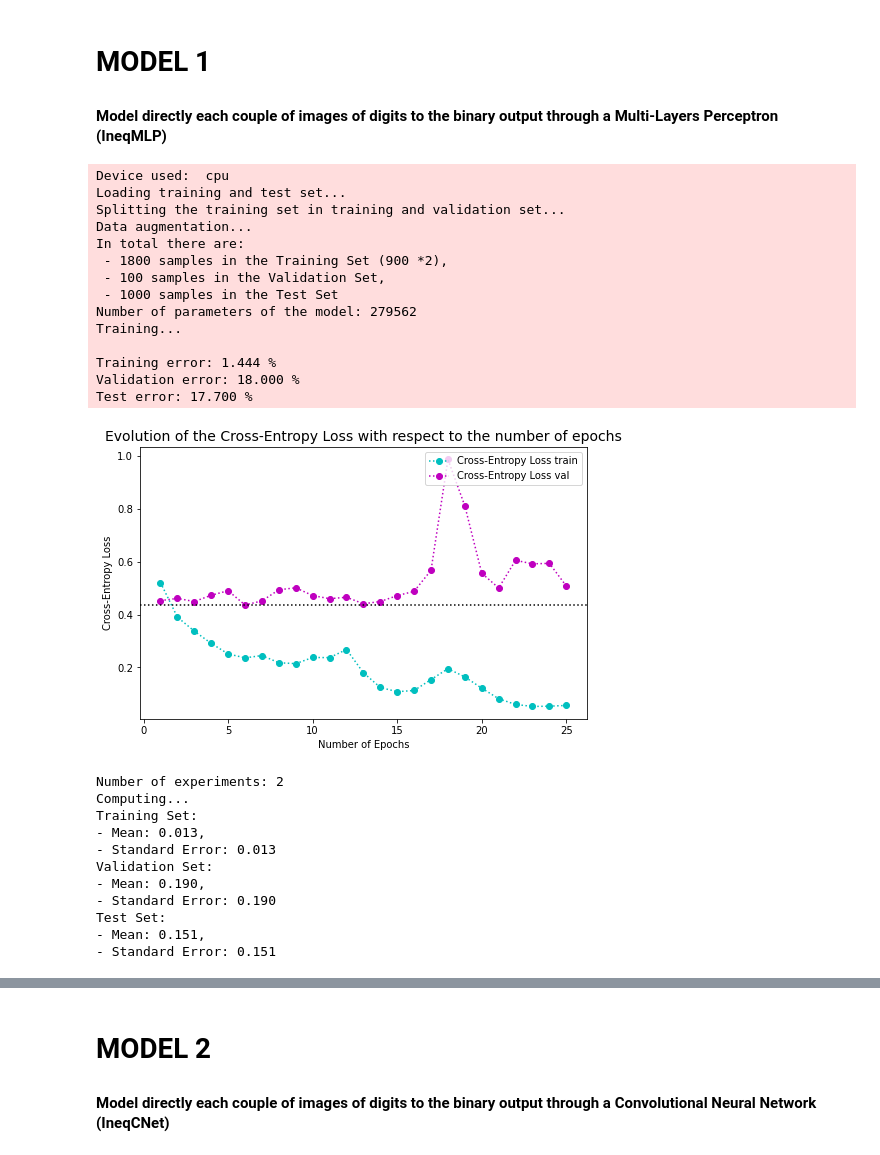
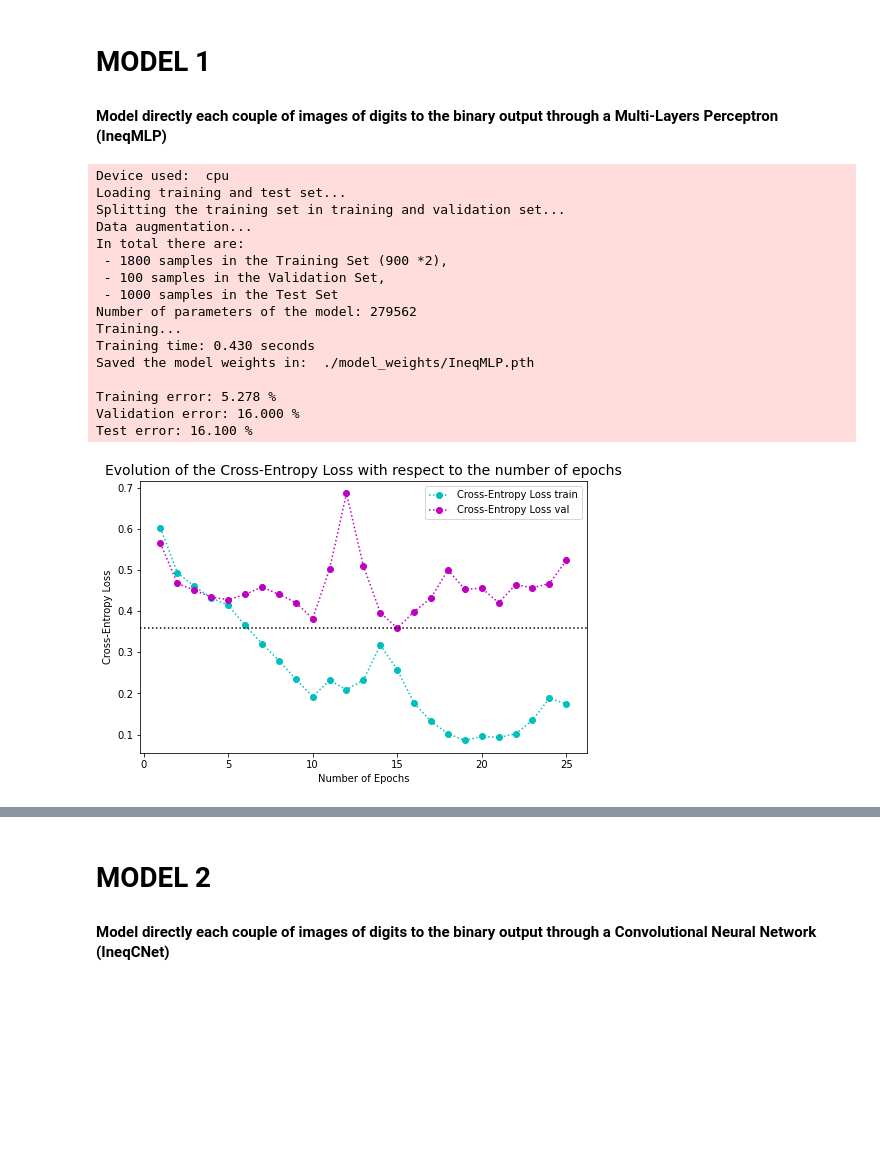
Before and after one commit to riccardocadei/DCNN-for-Digits-Comparison, a Jupyter notebook: main.ipynb, the cells around one changed output, grey strips where cells are left out. Cells and saved outputs as stored; diff of their text form; code cells hidden in the pictures; blank space fills up the shorter version.

```diff
--- a/main.ipynb
+++ b/main.ipynb
@@ -30,38 +28,41 @@ axs[1].imshow(train_input[n,1], cmap='Greys');
 # %% [markdown]
 # MODEL 1
 #### Model directly each couple of images of digits to the binary output through a Multi-Layers Perceptron (IneqMLP)
-# %%
-model = IneqMLP()
-
-train_losses, test_losses, _ = run_experiment(model, nb_epochs = 25)
-plot_train_val(train_losses, test_losses, period=1, model_name='IneqMLP')
-# %% [output]
-Device used:  cpu
-Loading training and test set...
-Splitting the training set in training and validation set...
-Data augmentation...
-In total there are:
- - 1800 samples in the Training Set (900 *2),
- - 100 samples in the Validation Set,
- - 1000 samples in the Test Set
-Number of parameters of the model: 279562
-Training...
-
-Training error: 1.444 %
-Validation error: 18.000 %
-Test error: 17.700 %
-[figure, removed]
-# %%
-evaluate_model(model, 2)
-# %% [output]
-Number of experiments: 2
-Computing...
-Training Set:
-- Mean: 0.013,
-- Standard Error: 0.013
-Validation Set:
-- Mean: 0.190,
-- Standard Error: 0.190
-Test Set:
-- Mean: 0.151,
-- Standard Error: 0.151
+# %%
+# model
+model = IneqMLP()
+model_name='IneqMLP'
+
+# training
+percentage_val = 0.1
+nb_epochs = 25
+mini_batch_size = 50
+
+# optimizer
+weight_decay = 0.1
+lr = 1e-3*0.5
+period = 1
+
+# display
+verbose = 1
+plot = True
+
+run_experiment(model, model_name=model_name, percentage_val=percentage_val,nb_epochs=nb_epochs, mini_batch_size=mini_batch_size, weight_decay=weight_decay, lr=lr, period=period, verbose=verbose, plot=True);
+# %% [output]
+Device used:  cpu
+Loading training and test set...
+Splitting the training set in training and validation set...
+Data augmentation...
+In total there are:
+ - 1800 samples in the Training Set (900 *2),
+ - 100 samples in the Validation Set,
+ - 1000 samples in the Test Set
+Number of parameters of the model: 279562
+Training...
+Training time: 0.430 seconds
+Saved the model weights in:  ./model_weights/IneqMLP.pth
+
+Training error: 5.278 %
+Validation error: 16.000 %
+Test error: 16.100 %
+[figure, added]
```
Also changed, not shown: parts of 7 cells of this notebook, 5 other files.
